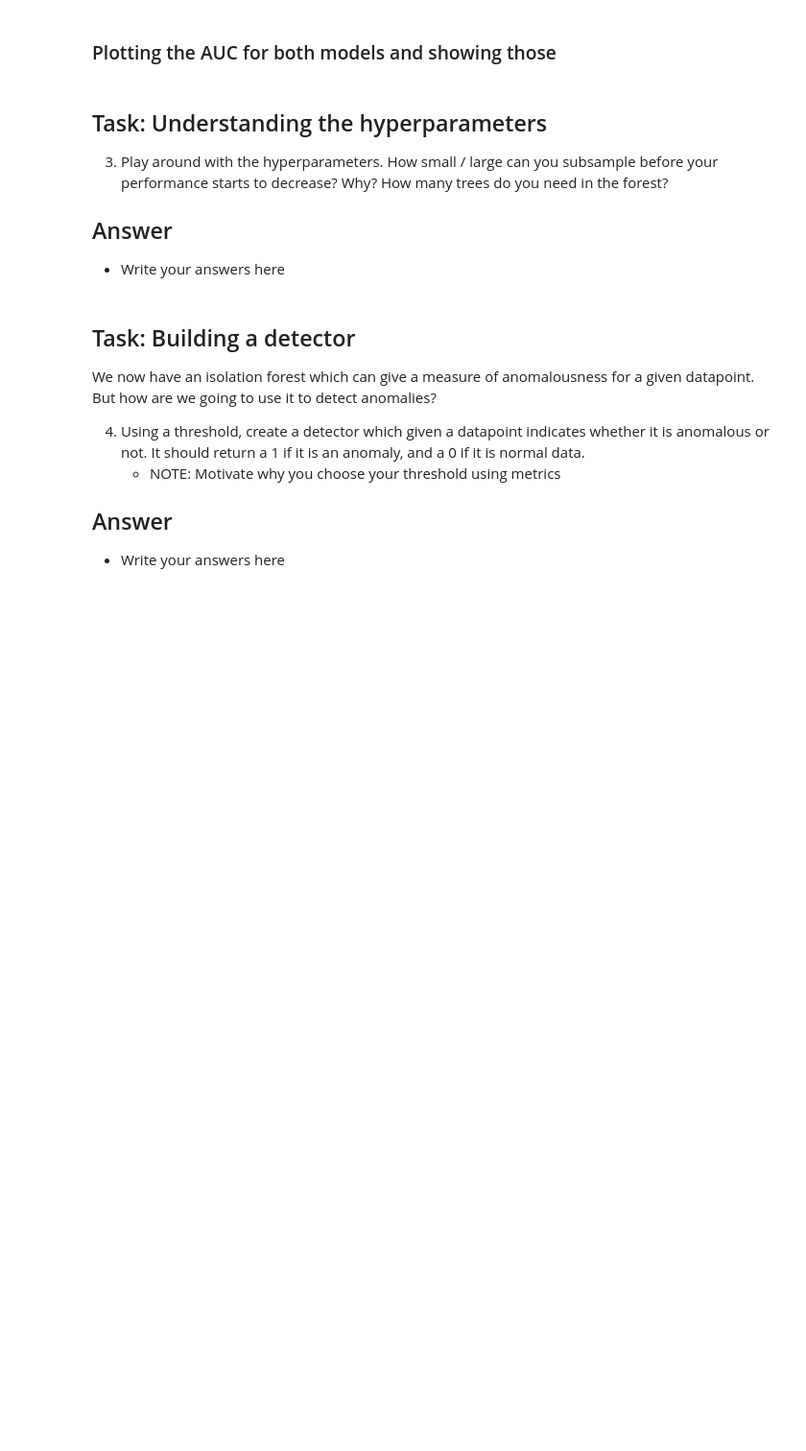
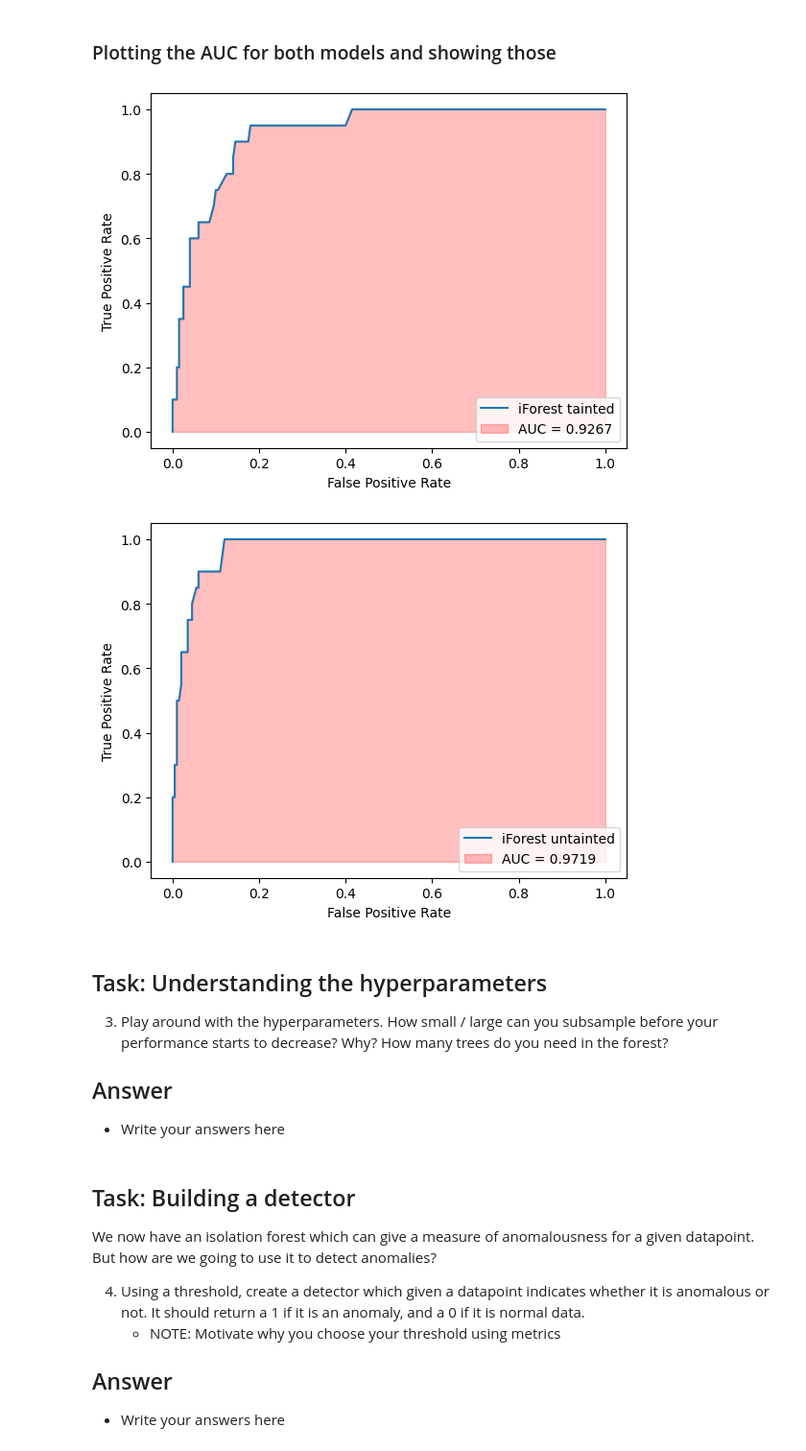
Before and after one commit to filippocasari/AS1SecML, a Jupyter notebook: AS1SecurityML.ipynb, the cells around one changed output. Shown at 96% size. Cells and saved outputs as stored; diff of their text form; code cells hidden in the pictures; blank space fills up the shorter version.

```diff
--- a/AS1SecurityML.ipynb
+++ b/AS1SecurityML.ipynb
@@ -200,15 +200,15 @@ class iForest:
     def test(self, o):
         """
         Tests the given datapoint :o: on the isolation trees and returns the average path length.
+        For getting a score, I implemented the formula from the slides in function Score.
         """
+
+        self.avg_pl = 0
         for i in range(self.t):
             tree = self.forest[i]
             tree.e = tree.test(o)
-        not_pl = 0
-        for i in range(self.t):
-            not_pl += self.forest[i].e
-        c = 2*(np.log(self.phi-1)+0.5772156649) - (2*(self.phi-1)/self.phi)
-        return 2**(-not_pl/c)
+            self.avg_pl+=tree.e
+        return self.avg_pl/self.t
 # %% [markdown]
 ## Tainted vs. Untainted Datasets
 - Build the isolation forest on both the untainted and the tainted dataset (for the tainted dataset just combine the data and outliers, don't use the test data)
@@ -267,5 +221,53 @@ plt.show()
 # %% [markdown]
 ### Plotting the AUC for both models and showing those
+# %%
+
+def Score(iforest, x):
+    iforest.test(x)
+    not_pl = sum(iforest.forest[i].e for i in range(iforest.t))
+    c = 2*(np.log(iforest.phi-1)+0.5772156649) - (2*(iforest.phi-1)/iforest.phi)
+    return 2**(-not_pl/c)
+
+from sklearn.metrics import roc_curve, RocCurveDisplay, auc
+import random
+random_phi = random.randint(2, data.shape[0])
+forest_tainted = iForest(tainted_data, 100, random_phi)
+forest_untainted = iForest(data, 100, random_phi)
+predictions = []
+y_true = np.array([0]*200 + [1]*20)
+for data_point in testdata:
+    predictions.append(Score(forest_tainted, data_point))
+
+
+fpr, tpr, _ = roc_curve(y_true,  predictions)
+#print(predictions)
+
+# Plot ROC curve
+roc_display = RocCurveDisplay(fpr=fpr, tpr=tpr, estimator_name='iForest tainted')
+roc_display.plot()
+auc_roc = auc(fpr, tpr)
+plt.fill_between(fpr, tpr, alpha=0.25, color='r', label='AUC = %0.4f' % auc_roc)
+plt.legend()
+plt.show()
+
+
+
+predictions = []
+for data_point in testdata:
+    predictions.append(Score(forest_untainted, data_point))
+
+fpr, tpr, _ = roc_curve(y_true,  predictions)
+auc_roc = auc(fpr, tpr)
+
+# Plot ROC curve
+roc_display = RocCurveDisplay(fpr=fpr, tpr=tpr, estimator_name='iForest untainted')
+roc_display.plot()
+plt.fill_between(fpr, tpr, alpha=0.25, color='r', label='AUC = %0.4f' % auc_roc)
+plt.legend()
+plt.show()
+# %% [output]
+[figure, added]
+[figure, added]
 # %% [markdown]
 ## Task: Understanding the hyperparameters
 3. Play around with the hyperparameters. How small / large can you subsample before your performance starts to decrease? Why? How many trees do you need in the forest?
```
Also changed, not shown: parts of 9 cells of this notebook.
